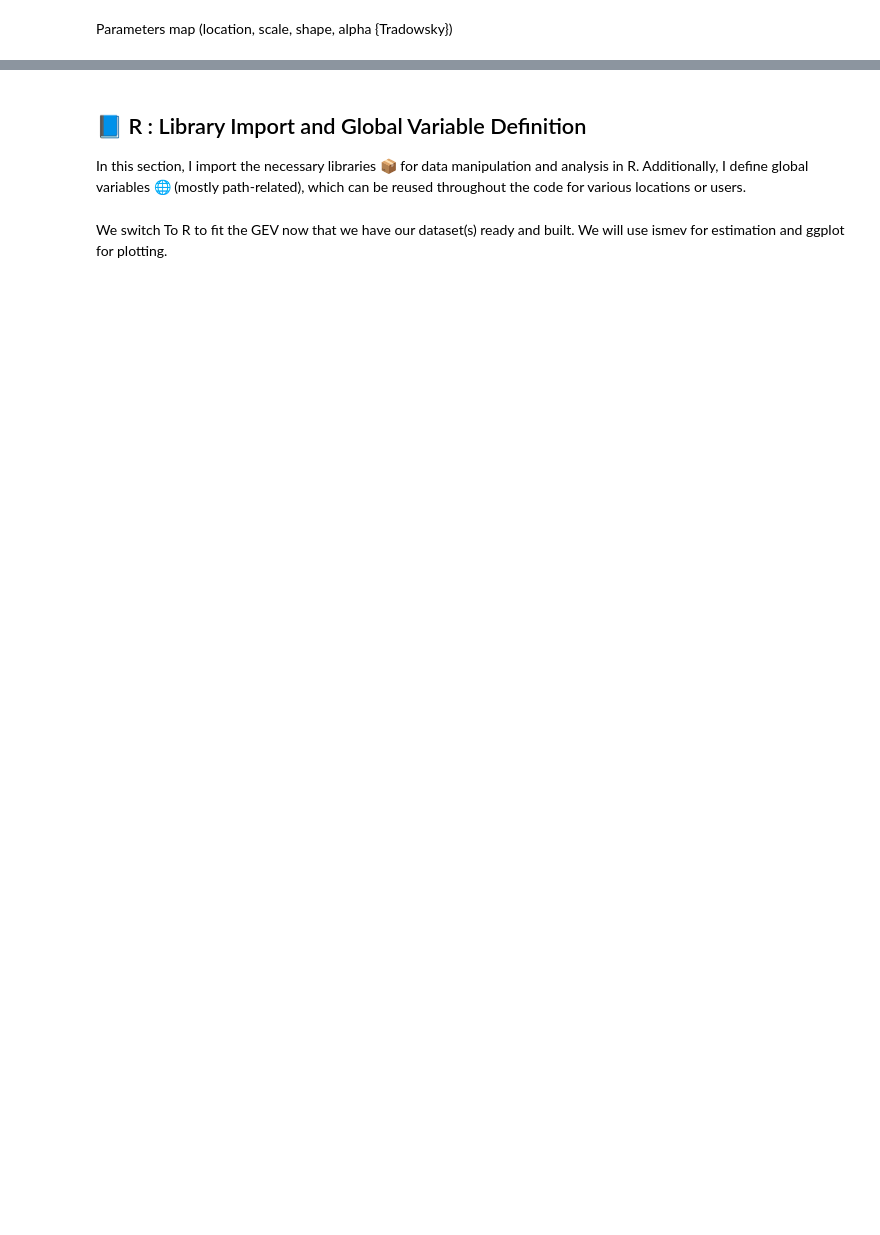
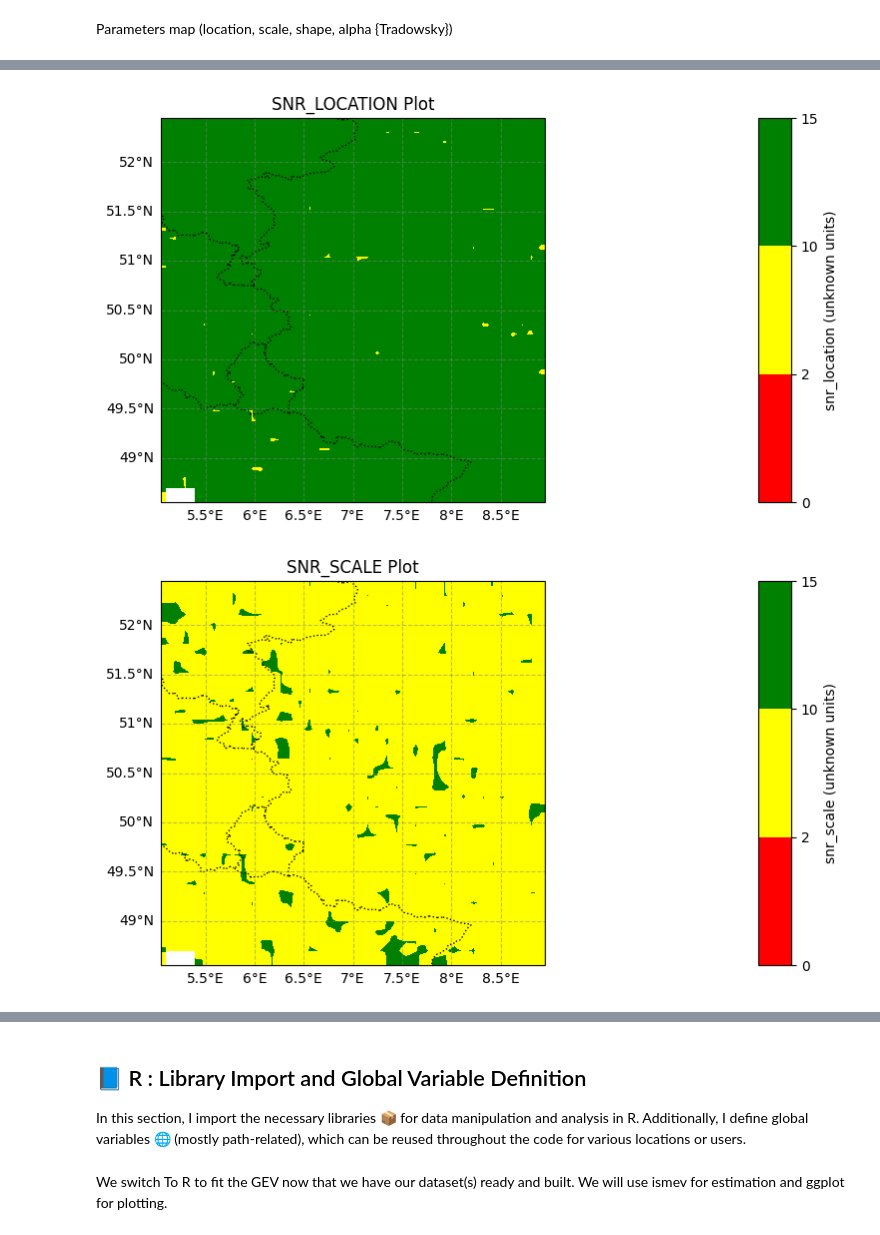
Before and after one commit to RPGSynth/EVT_Univariate, a Jupyter notebook: Exploration/main.ipynb, the cells around one changed output, grey strips where cells are left out. Saved outputs shown, nothing was run; the diff lists cells and outputs as text; code cells hidden in the pictures; blank space fills up the shorter version.

```diff
--- a/Exploration/main.ipynb
+++ b/Exploration/main.ipynb
@@ -632,0 +804,39 @@ plot_datacube(EOBS_gev_grid,variable='scale',cmap='coolwarm',norm=norm,interpola
+# %%
+import matplotlib.colors as colors
+
+# Define SNR boundaries for precision levels
+vmin = 0  # Minimum possible SNR
+vmax = 15  # Cap SNR visualization at 15 for better contrast
+bounds = [0, 2, 10, 15]  # Key thresholds: poor, acceptable, good precision
+cmap = colors.ListedColormap(['red', 'yellow', 'green'])  # Colors for thresholds
+norm = colors.BoundaryNorm(bounds, cmap.N)
+
+# Plot for SNR of 'snr_location'
+plot_datacube(
+    EOBS_gev_grid,
+    variable='snr_location',
+    cmap=cmap,
+    norm=norm,
+    interpolation='bilinear',
+)
+
+# Plot for SNR of 'snr_scale'
+plot_datacube(
+    EOBS_gev_grid,
+    variable='snr_scale',
+    cmap=cmap,
+    norm=norm,
+    interpolation='bilinear',
+)
+
+# Plot for SNR of 'snr_shape'
+plot_datacube(
+    EOBS_gev_grid,
+    variable='snr_shape',
+    cmap=cmap,
+    norm=norm,
+    interpolation='bilinear',
+)
+# %% [output]
+[figure, added]
+[figure, added]
```
Also changed, not shown: parts of 30 cells of this notebook, 2 other files.
